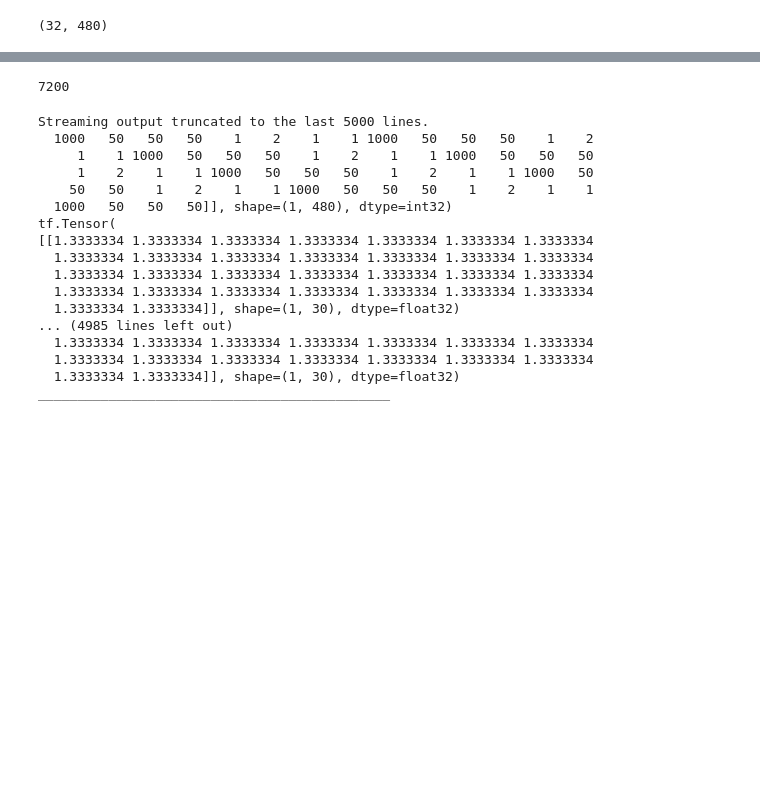
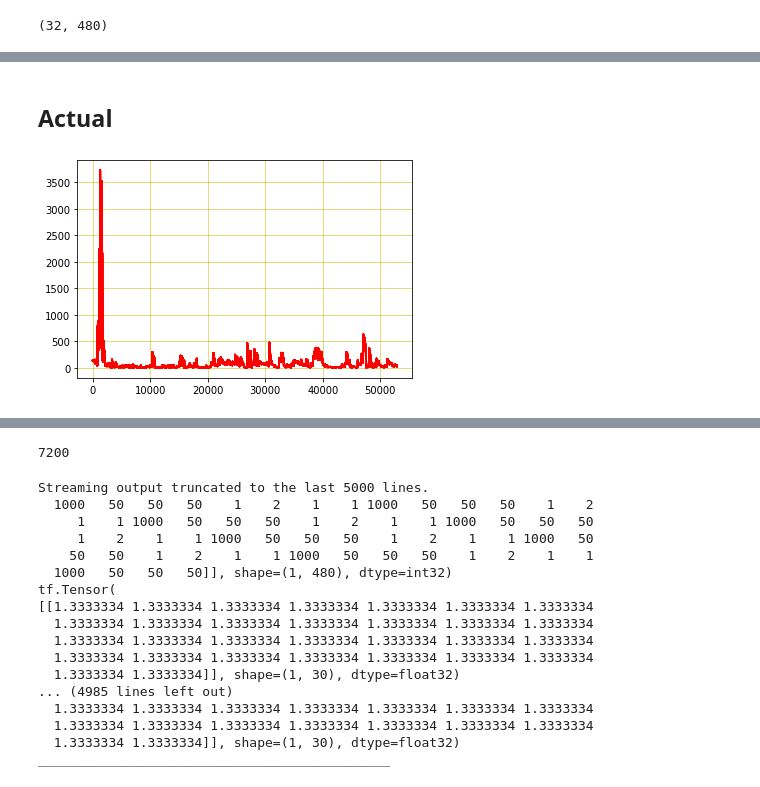
Before and after one commit to mikulicmateo/StockPrediction, a Jupyter notebook: MultioutputModel.ipynb, the cells around one changed output, grey strips where cells are left out. Cells and saved outputs as stored; diff of their text form; code cells hidden in the pictures; blank space fills up the shorter version.

Commit message:
Trained model on full dataset - added graphs

```diff
--- a/MultioutputModel.ipynb
+++ b/MultioutputModel.ipynb
@@ -338,0 +341,8 @@ print(len(predictions))
+# %% [markdown]
+## Actual
+# %%
+pyplot.plot(list(ds_test_y), linestyle='solid', color='r')
+pyplot.grid(color = 'y', linewidth='0.5')
+pyplot.show()
+# %% [output]
+[figure, added]
```
Also changed, not shown: parts of 17 cells of this notebook.
